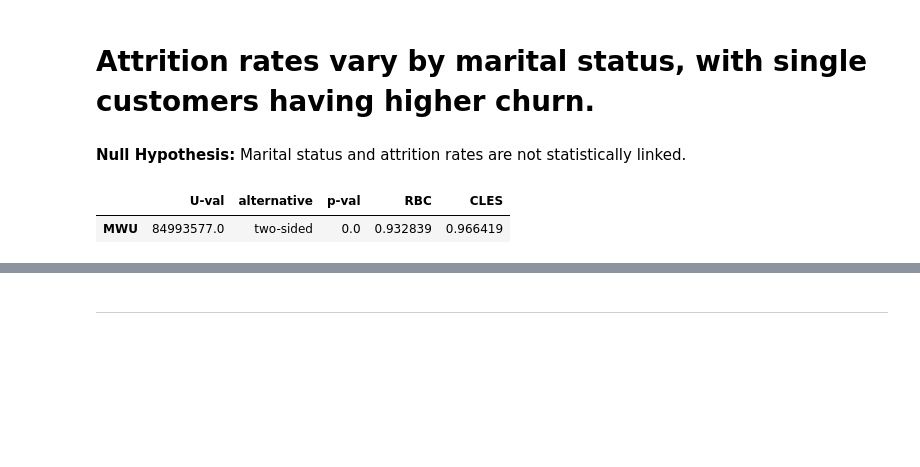
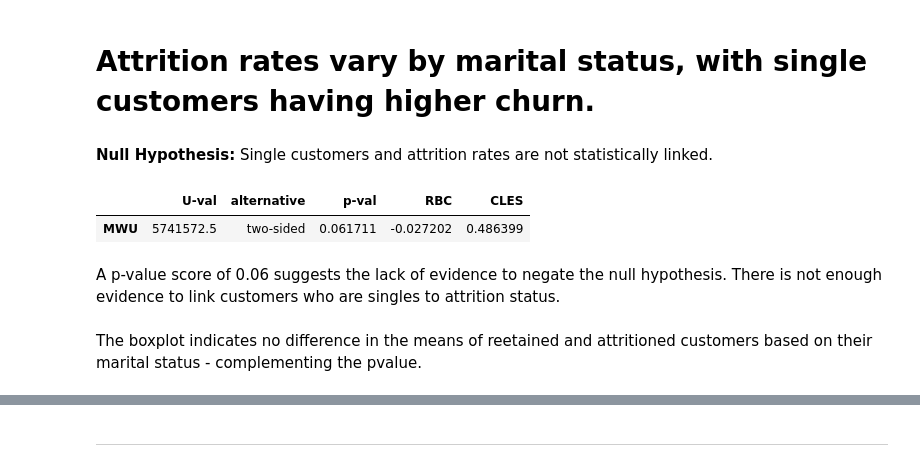
Before and after one commit to Harpreetkh/credit-card-customer-churn-analysis, a Jupyter notebook: jupyter_notebooks/credit-card-churn-analysis_transform.ipynb, the cells around one changed output, grey strips where cells are left out. Cells and saved outputs as stored; diff of their text form; code cells hidden in the pictures; blank space fills up the shorter version.

```diff
--- a/jupyter_notebooks/credit-card-churn-analysis_transform.ipynb
+++ b/jupyter_notebooks/credit-card-churn-analysis_transform.ipynb
@@ -174,0 +204,3 @@ The following table shows how categorical variables were transformed into numeri
+# %%
+df["handled_Total_Trans_Amt"] = np.log1p(df["Total_Trans_Amt"])
+df.head()
@@ -473,16 +566,20 @@ fig.show()
 # %% [markdown]
 # Attrition rates vary by marital status, with single customers having higher churn.
 # %% [markdown]
-**Null Hypothesis:** Marital status and attrition rates are not statistically linked.
+**Null Hypothesis:** Single customers and attrition rates are not statistically linked.
 # %%
-# Drop NaNs for relevant columns
-marital_df = df.dropna(subset=["Marital_Status", "mod_Attrition_Flag"]).copy()
+# Grouping the data by marital status and calculating attrition rates
+
+mar_attrited = df[df["mod_Attrition_Flag"] == 1]["Marital_Status"].dropna()
+mar_retained = df[df["mod_Attrition_Flag"] == 0]["Marital_Status"].dropna()
 
 # Mann-Whitney U Test (Marital_Status is encoded as 1=Single, 2=Married, 3=Divorced)
-pg.mwu(x=marital_df["Marital_Status"], y=marital_df["mod_Attrition_Flag"])
+pg.mwu(x=mar_attrited, y=mar_retained)
 # %% [output]
 |  | U-val | alternative | p-val | RBC | CLES |
-| MWU | 84993577.0 | two-sided | 0.0 | 0.932839 | 0.966419 |
+| MWU | 5741572.5 | two-sided | 0.061711 | -0.027202 | 0.486399 |
+# %% [markdown]
+A p-value score of 0.06 suggests the lack of evidence to negate the null hypothesis. There is not enough evidence to link customers who are singles to attrition status.
 # %%
 # Boxplot
 marital_df["Attrition_Label"] = marital_df["mod_Attrition_Flag"].map({0: "Retained", 1: "Attrited"})
@@ -501,6 +598,8 @@ fig = px.box(
     height=500
 )
 fig.show()
+# %% [markdown]
+The boxplot indicates no difference in the means of reetained and attritioned customers based on their marital status - complementing the pvalue.
 # %%
 # Bar chart: Attrition Rate by Marital Status
 marital_rate = (
```
Also changed, not shown: parts of 71 cells of this notebook.
